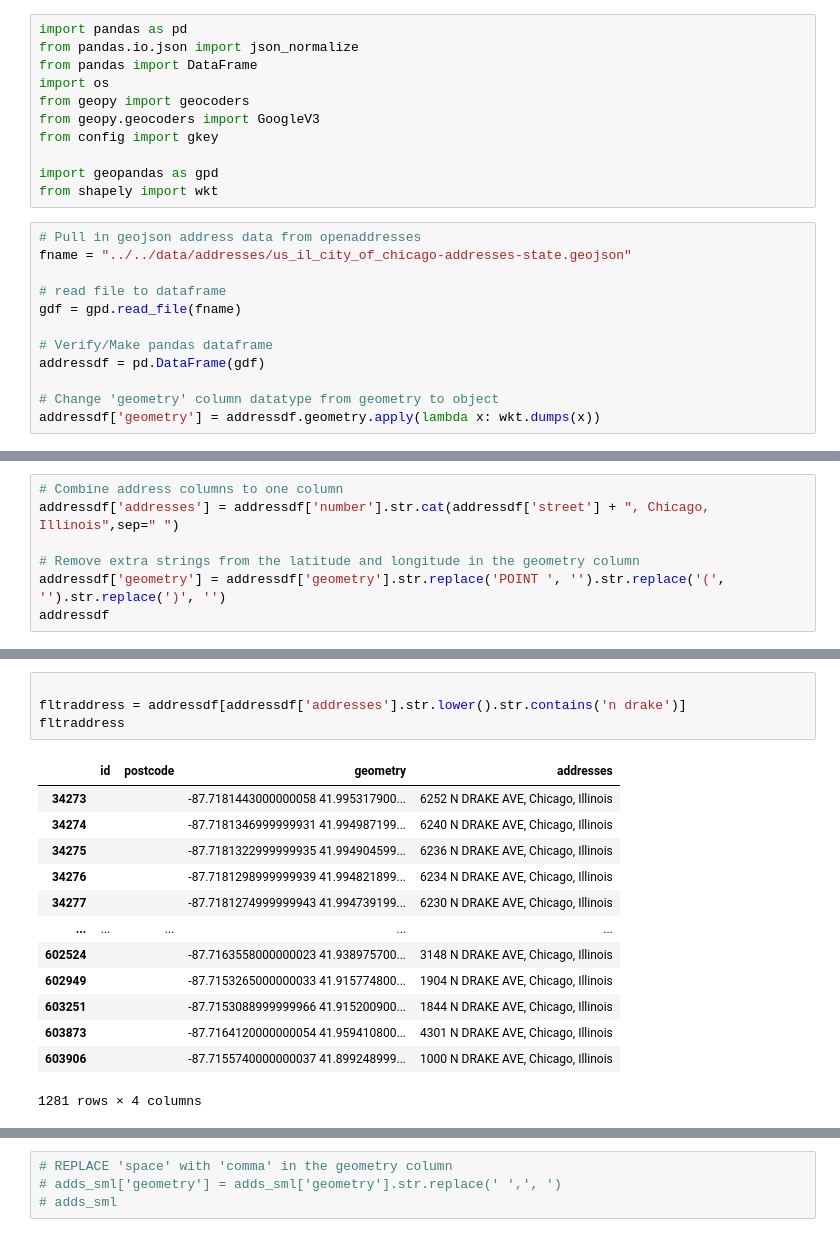
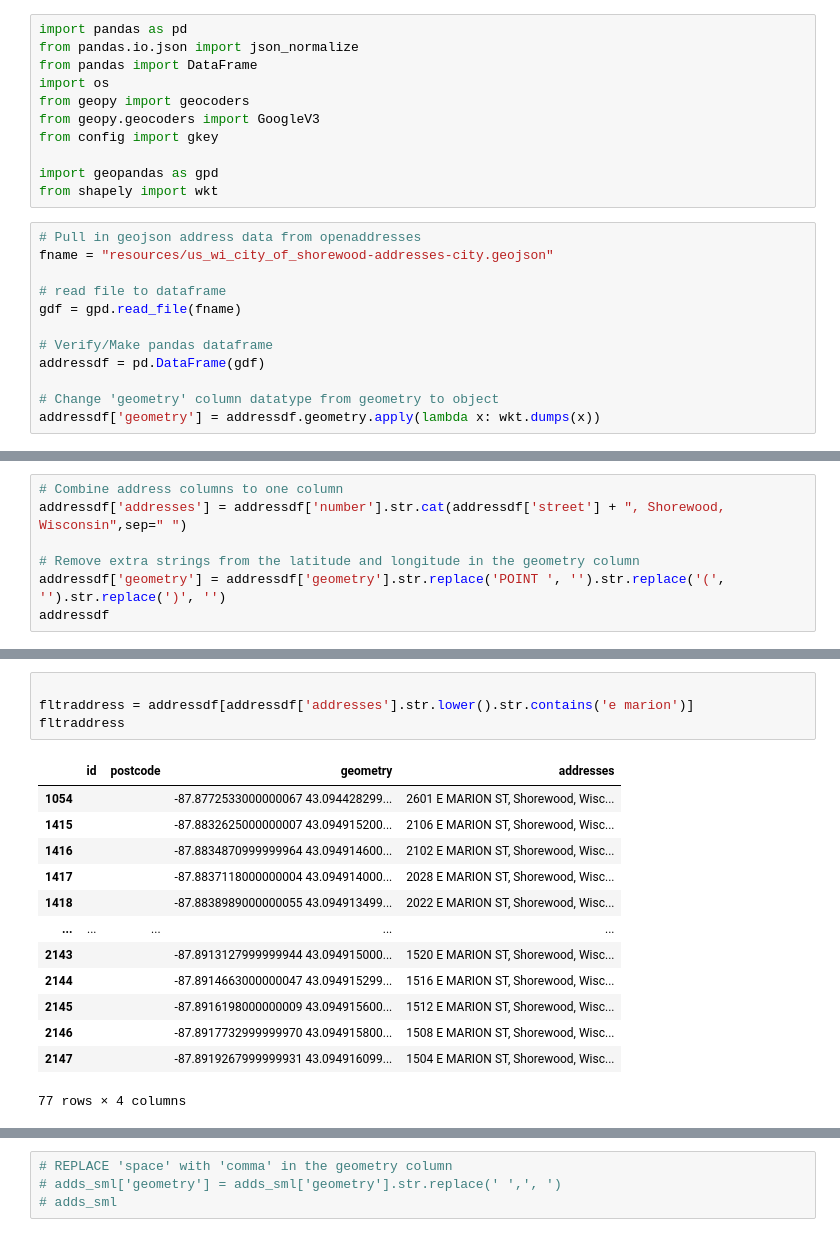
Before and after one commit to pnguenda/target_market, a Jupyter notebook: process_images.ipynb, the cells around one changed output, grey strips where cells are left out. Cells and saved outputs as stored; diff of their text form.

```diff
--- a/process_images.ipynb
+++ b/process_images.ipynb
@@ -11,7 +11,7 @@ import geopandas as gpd
 from shapely import wkt
 # %%
 # Pull in geojson address data from openaddresses
-fname = "../../data/addresses/us_il_city_of_chicago-addresses-state.geojson"
+fname = "resources/us_wi_city_of_shorewood-addresses-city.geojson"
 
 # read file to dataframe
 gdf = gpd.read_file(fname)
@@ -41,6 +41,6 @@ addressdf
 # %%
 # Combine address columns to one column
-addressdf['addresses'] = addressdf['number'].str.cat(addressdf['street'] + ", Chicago, Illinois",sep=" ")
+addressdf['addresses'] = addressdf['number'].str.cat(addressdf['street'] + ", Shorewood, Wisconsin",sep=" ")
 
 # Remove extra strings from the latitude and longitude in the geometry column
 addressdf['geometry'] = addressdf['geometry'].str.replace('POINT ', '').str.replace('(', '').str.replace(')', '')
@@ -80,19 +80,19 @@ addressdf
 # %%
 
-fltraddress = addressdf[addressdf['addresses'].str.lower().str.contains('n drake')]
+fltraddress = addressdf[addressdf['addresses'].str.lower().str.contains('e marion')]
 fltraddress
 # %% [output]
 |  | id | postcode | geometry | addresses |
-| 34273 |  |  | -87.7181443000000058 41.995317900... | 6252 N DRAKE AVE, Chicago, Illinois |
-| 34274 |  |  | -87.7181346999999931 41.994987199... | 6240 N DRAKE AVE, Chicago, Illinois |
-| 34275 |  |  | -87.7181322999999935 41.994904599... | 6236 N DRAKE AVE, Chicago, Illinois |
-| 34276 |  |  | -87.7181298999999939 41.994821899... | 6234 N DRAKE AVE, Chicago, Illinois |
-| 34277 |  |  | -87.7181274999999943 41.994739199... | 6230 N DRAKE AVE, Chicago, Illinois |
+| 1054 |  |  | -87.8772533000000067 43.094428299... | 2601 E MARION ST, Shorewood, Wisc... |
+| 1415 |  |  | -87.8832625000000007 43.094915200... | 2106 E MARION ST, Shorewood, Wisc... |
+| 1416 |  |  | -87.8834870999999964 43.094914600... | 2102 E MARION ST, Shorewood, Wisc... |
+| 1417 |  |  | -87.8837118000000004 43.094914000... | 2028 E MARION ST, Shorewood, Wisc... |
+| 1418 |  |  | -87.8838989000000055 43.094913499... | 2022 E MARION ST, Shorewood, Wisc... |
 | ... | ... | ... | ... | ... |
-| 602524 |  |  | -87.7163558000000023 41.938975700... | 3148 N DRAKE AVE, Chicago, Illinois |
-| 602949 |  |  | -87.7153265000000033 41.915774800... | 1904 N DRAKE AVE, Chicago, Illinois |
-| 603251 |  |  | -87.7153088999999966 41.915200900... | 1844 N DRAKE AVE, Chicago, Illinois |
-| 603873 |  |  | -87.7164120000000054 41.959410800... | 4301 N DRAKE AVE, Chicago, Illinois |
-| 603906 |  |  | -87.7155740000000037 41.899248999... | 1000 N DRAKE AVE, Chicago, Illinois |
+| 2143 |  |  | -87.8913127999999944 43.094915000... | 1520 E MARION ST, Shorewood, Wisc... |
+| 2144 |  |  | -87.8914663000000047 43.094915299... | 1516 E MARION ST, Shorewood, Wisc... |
+| 2145 |  |  | -87.8916198000000009 43.094915600... | 1512 E MARION ST, Shorewood, Wisc... |
+| 2146 |  |  | -87.8917732999999970 43.094915800... | 1508 E MARION ST, Shorewood, Wisc... |
+| 2147 |  |  | -87.8919267999999931 43.094916099... | 1504 E MARION ST, Shorewood, Wisc... |
-1281 rows × 4 columns
+77 rows × 4 columns
 # %%
```
Also changed, not shown: parts of 8 cells of this notebook, 45 other files.
